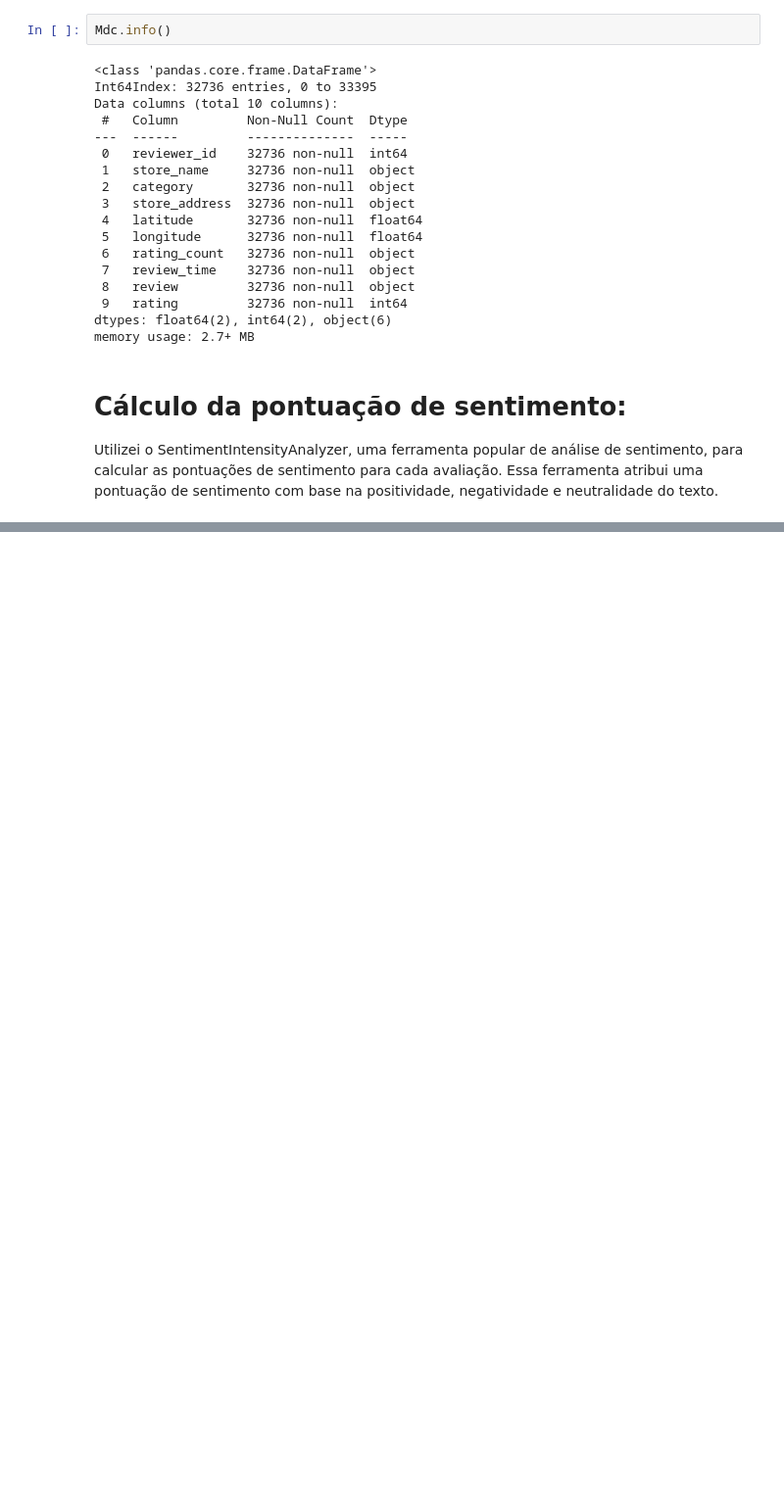
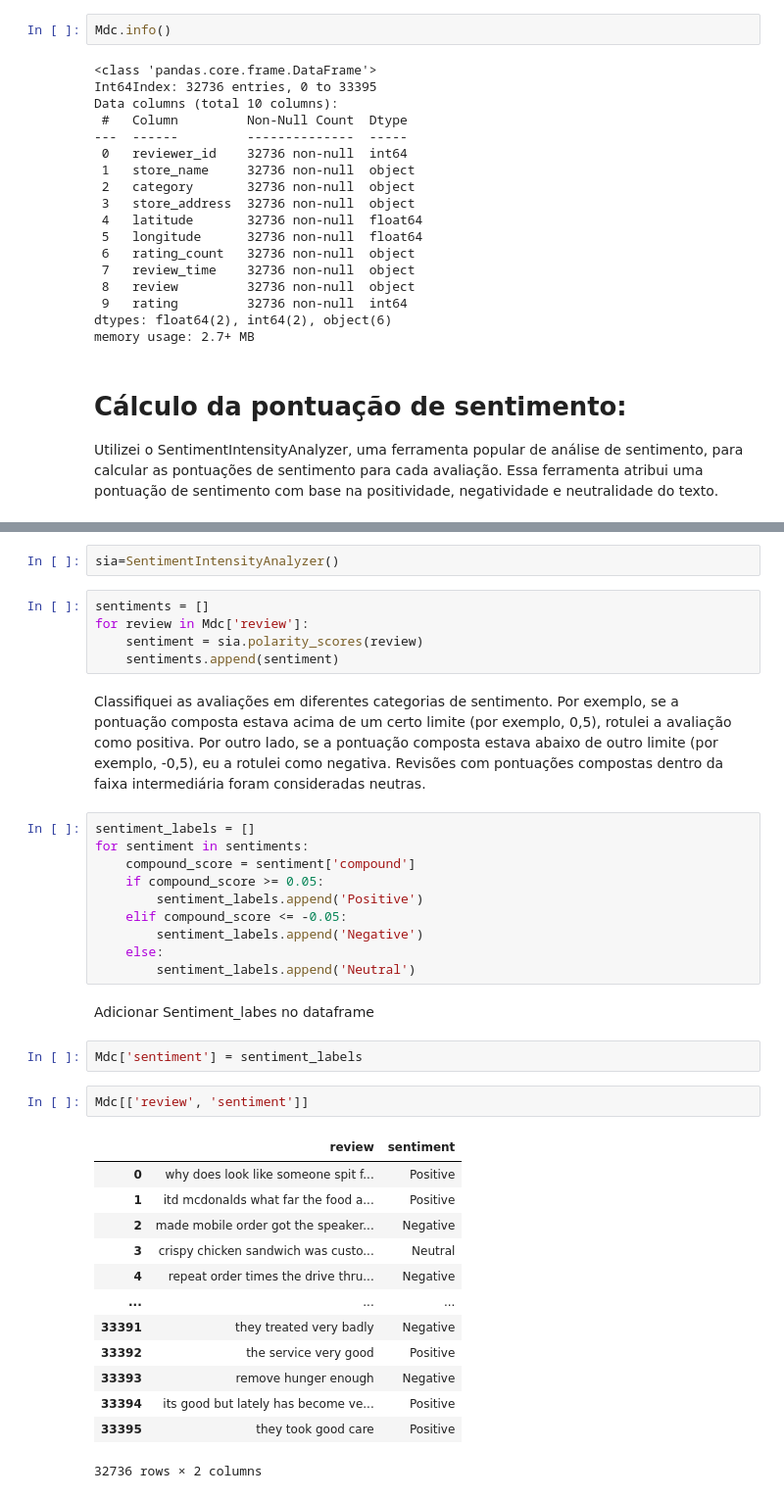
Before and after one commit to PatriciaSoaresSPereira/Puc_datascience, a Jupyter notebook: MVP_Machine_Learning_doenca_cardiaca.ipynb, the cells around one changed output, grey strips where cells are left out. Shown: that part at 98% size. Saved outputs shown, nothing was run; the diff lists cells and outputs as text; blank space fills up the shorter version.

```diff
--- a/MVP_Machine_Learning_doenca_cardiaca.ipynb
+++ b/MVP_Machine_Learning_doenca_cardiaca.ipynb
@@ -893,0 +904,39 @@ from nltk.sentiment import SentimentIntensityAnalyzer
+# %%
+sia=SentimentIntensityAnalyzer()
+# %%
+sentiments = []
+for review in Mdc['review']:
+    sentiment = sia.polarity_scores(review)
+    sentiments.append(sentiment)
+# %% [markdown]
+Classifiquei as avaliações em diferentes categorias de sentimento. Por exemplo, se a pontuação composta estava acima de um certo limite (por exemplo, 0,5), rotulei a avaliação como positiva. Por outro lado, se a pontuação composta estava abaixo de outro limite (por exemplo, -0,5), eu a rotulei como negativa. Revisões com pontuações compostas dentro da faixa intermediária foram consideradas neutras.
+# %%
+sentiment_labels = []
+for sentiment in sentiments:
+    compound_score = sentiment['compound']
+    if compound_score >= 0.05:
+        sentiment_labels.append('Positive')
+    elif compound_score <= -0.05:
+        sentiment_labels.append('Negative')
+    else:
+        sentiment_labels.append('Neutral')
+# %% [markdown]
+Adicionar Sentiment_labes no dataframe
+# %%
+Mdc['sentiment'] = sentiment_labels
+# %%
+Mdc[['review', 'sentiment']]
+# %% [output]
+|  | review | sentiment |
+| 0 | why does look like someone spit f... | Positive |
+| 1 | itd mcdonalds what far the food a... | Positive |
+| 2 | made mobile order got the speaker... | Negative |
+| 3 | crispy chicken sandwich was custo... | Neutral |
+| 4 | repeat order times the drive thru... | Negative |
+| ... | ... | ... |
+| 33391 | they treated very badly | Negative |
+| 33392 | the service very good | Positive |
+| 33393 | remove hunger enough | Negative |
+| 33394 | its good but lately has become ve... | Positive |
+| 33395 | they took good care | Positive |
+32736 rows × 2 columns
```
Also changed, not shown: parts of 9 cells of this notebook.
